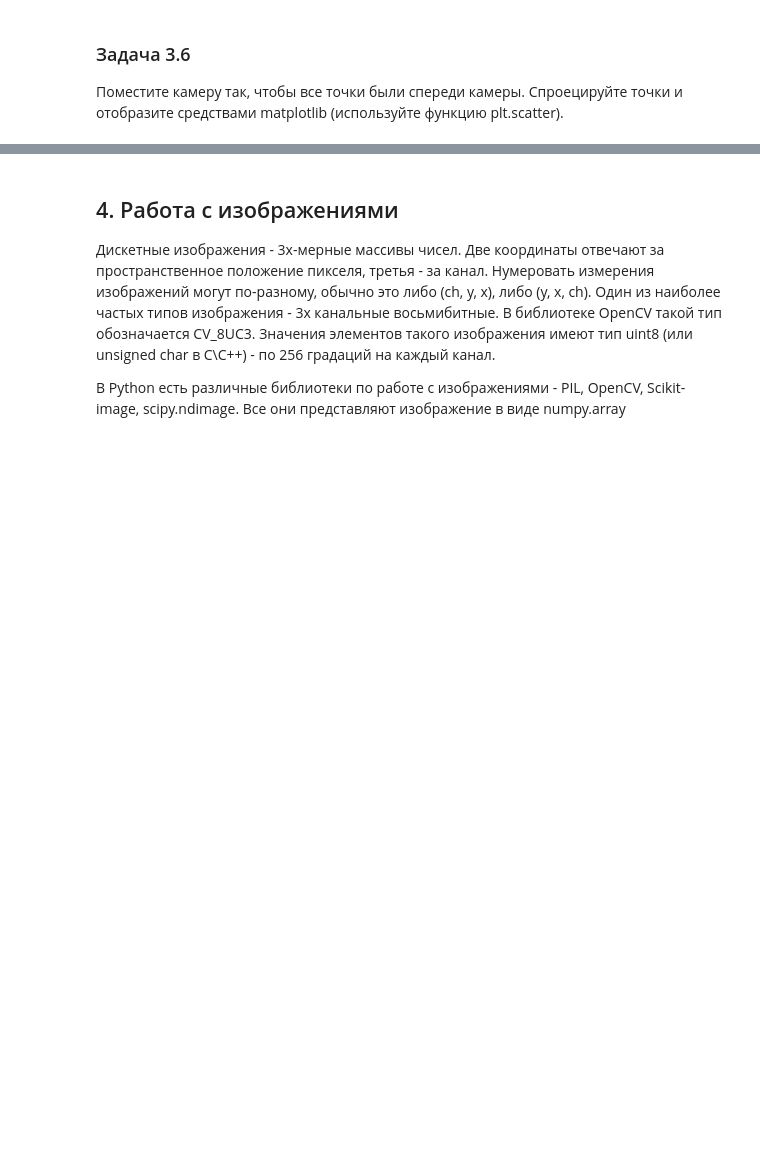
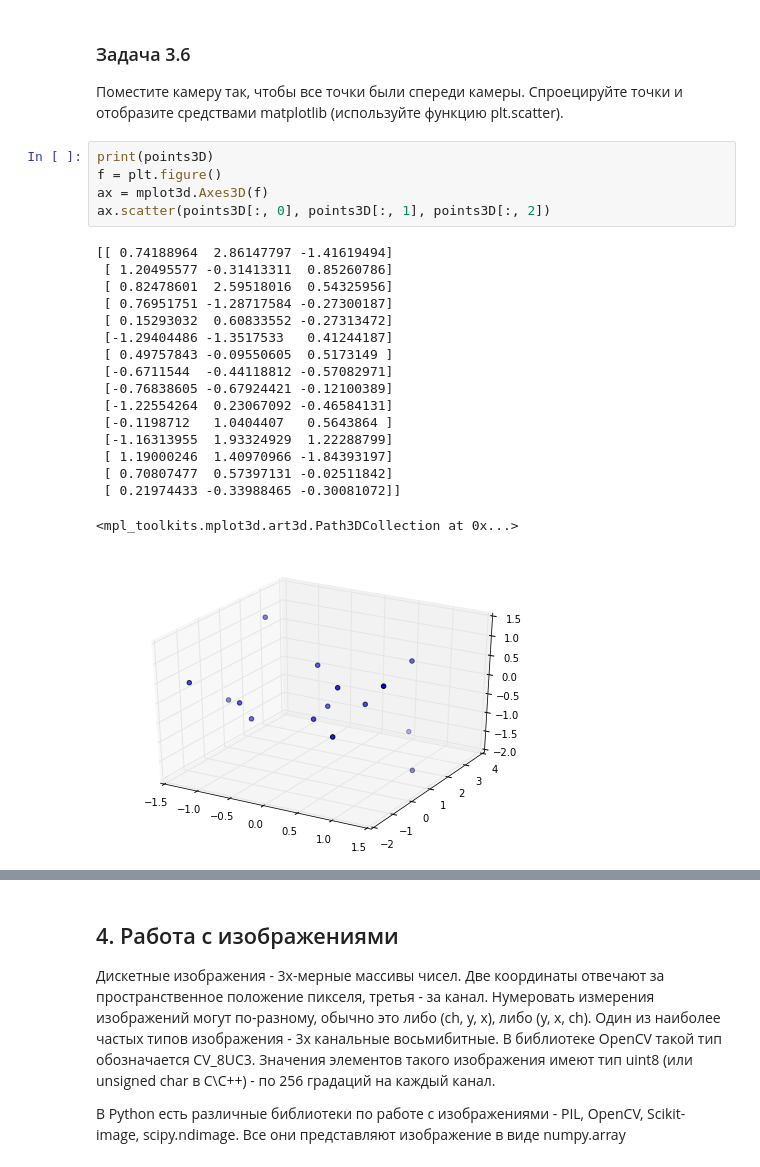
Before and after one commit to vicproon/camgeom, a Jupyter notebook: notebooks/geometry_and_monocular.ipynb, the cells around one changed output, grey strips where cells are left out. Drawn from its saved outputs; the diff is of its cells as text; blank space fills up the shorter version.

```diff
--- a/notebooks/geometry_and_monocular.ipynb
+++ b/notebooks/geometry_and_monocular.ipynb
@@ -204,6 +304,29 @@ class Camera:
 ### Задача 3.6
 Поместите камеру так, чтобы все точки были спереди камеры.
 Спроецируйте точки и отобразите средствами matplotlib (используйте функцию plt.scatter).
+# %%
+print(points3D)
+f = plt.figure()
+ax = mplot3d.Axes3D(f)
+ax.scatter(points3D[:, 0], points3D[:, 1], points3D[:, 2])
+# %% [output]
+[[ 0.74188964  2.86147797 -1.41619494]
+ [ 1.20495577 -0.31413311  0.85260786]
+ [ 0.82478601  2.59518016  0.54325956]
+ [ 0.76951751 -1.28717584 -0.27300187]
+ [ 0.15293032  0.60833552 -0.27313472]
+ [-1.29404486 -1.3517533   0.41244187]
+ [ 0.49757843 -0.09550605  0.5173149 ]
+ [-0.6711544  -0.44118812 -0.57082971]
+ [-0.76838605 -0.67924421 -0.12100389]
+ [-1.22554264  0.23067092 -0.46584131]
+ [-0.1198712   1.0404407   0.5643864 ]
+ [-1.16313955  1.93324929  1.22288799]
+ [ 1.19000246  1.40970966 -1.84393197]
+ [ 0.70807477  0.57397131 -0.02511842]
+ [ 0.21974433 -0.33988465 -0.30081072]]
+<mpl_toolkits.mplot3d.art3d.Path3DCollection at 0x...>
+[figure, added]
 # %%
 # решение задачи 3.6
 K = np.array([[9.842439e+02, 0.000000e+00, 6.900000e+02],
```
Also changed, not shown: parts of 30 cells of this notebook.
